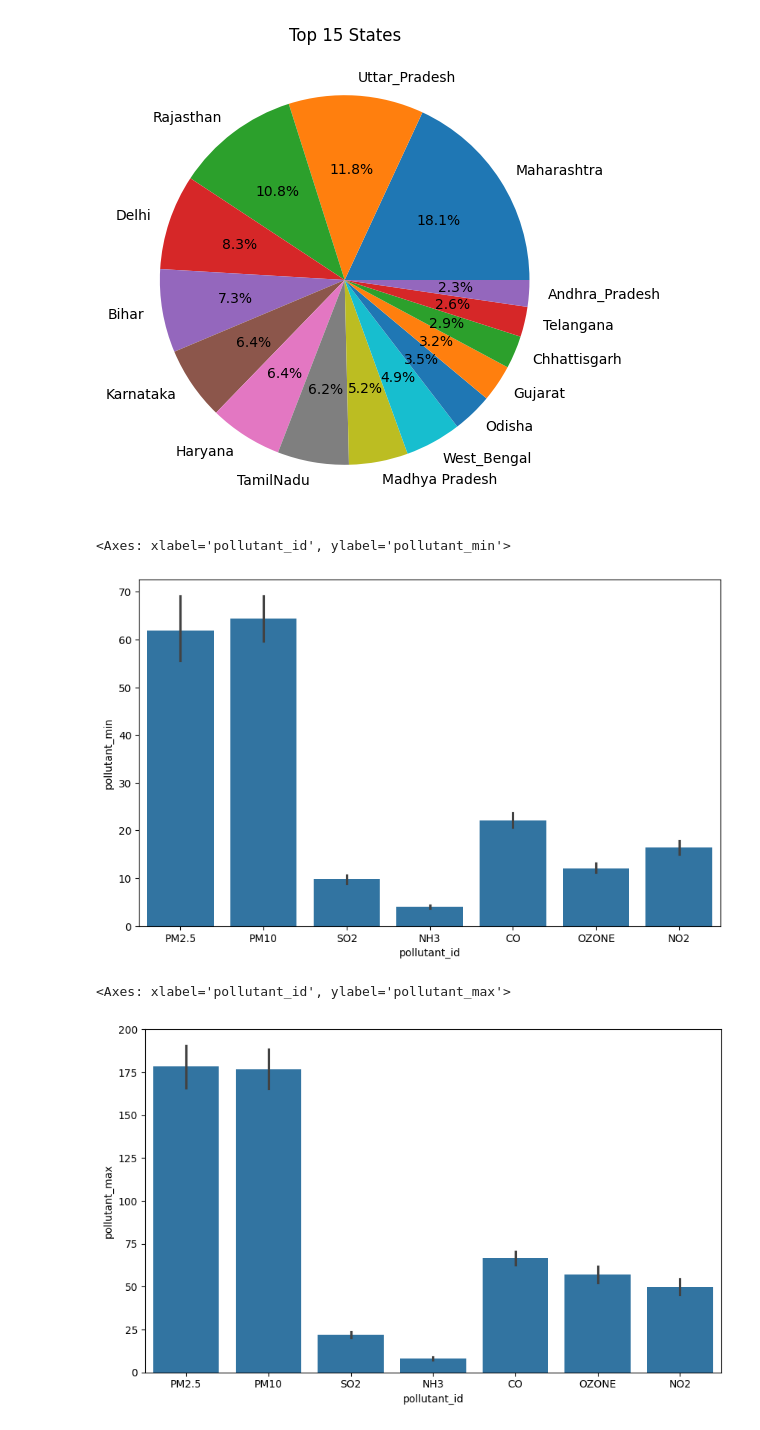
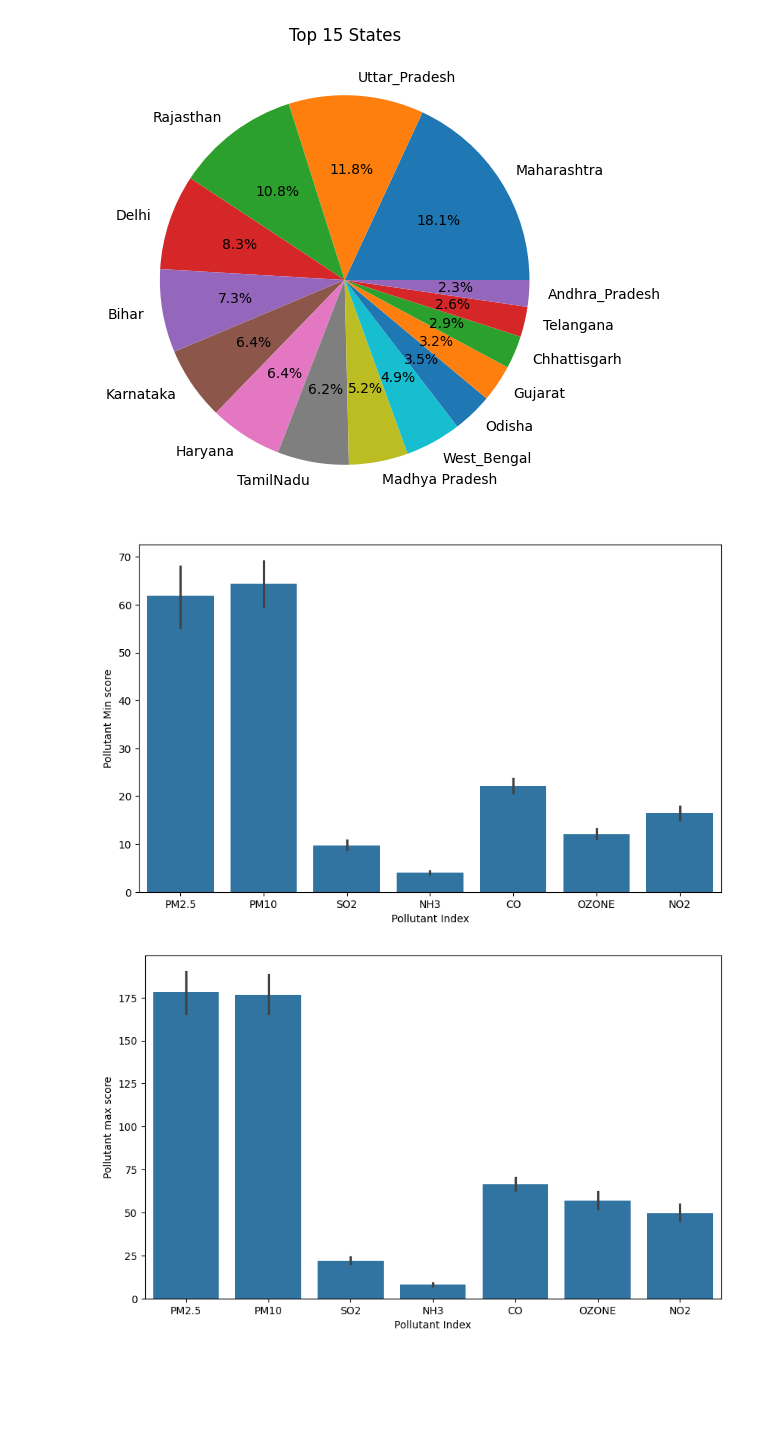
Before and after one commit to Alibubere/AQI_Analysis, a Jupyter notebook: AQI_Analysis.ipynb, the cells around one changed output. Drawn from its saved outputs; the diff is of its cells as text; code cells hidden in the pictures; blank space fills up the shorter version.

Commit message:
final visuals

```diff
--- a/AQI_Analysis.ipynb
+++ b/AQI_Analysis.ipynb
@@ -103,0 +84,2 @@ Name: count, dtype: int64
+# %%
+data['last_update']=pd.to_datetime(data['last_update'])
@@ -142,15 +127,19 @@ plt.show()
 # %%
 plt.figure(figsize=(10,6))
 sns.barplot(x=data['pollutant_id'],y=data['pollutant_min'])
+plt.xlabel('Pollutant Index')
+plt.ylabel('Pollutant Min score')
+plt.show()
 # %% [output]
-<Axes: xlabel='pollutant_id', ylabel='pollutant_min'>
-[figure, old version]
+[figure, new version]
 # %%
 plt.figure(figsize=(10,6))
 sns.barplot(x=data['pollutant_id'],y=data['pollutant_max'])
+plt.xlabel('Pollutant Index')
+plt.ylabel('Pollutant max score')
+plt.show()
 # %% [output]
-<Axes: xlabel='pollutant_id', ylabel='pollutant_max'>
-[figure, old version]
+[figure, new version]
 # %%
 plt.figure(figsize=(10,6))
 sns.barplot(x=data['pollutant_id'],y=data['pollutant_avg'])
```
Also changed, not shown: parts of 7 cells of this notebook.
